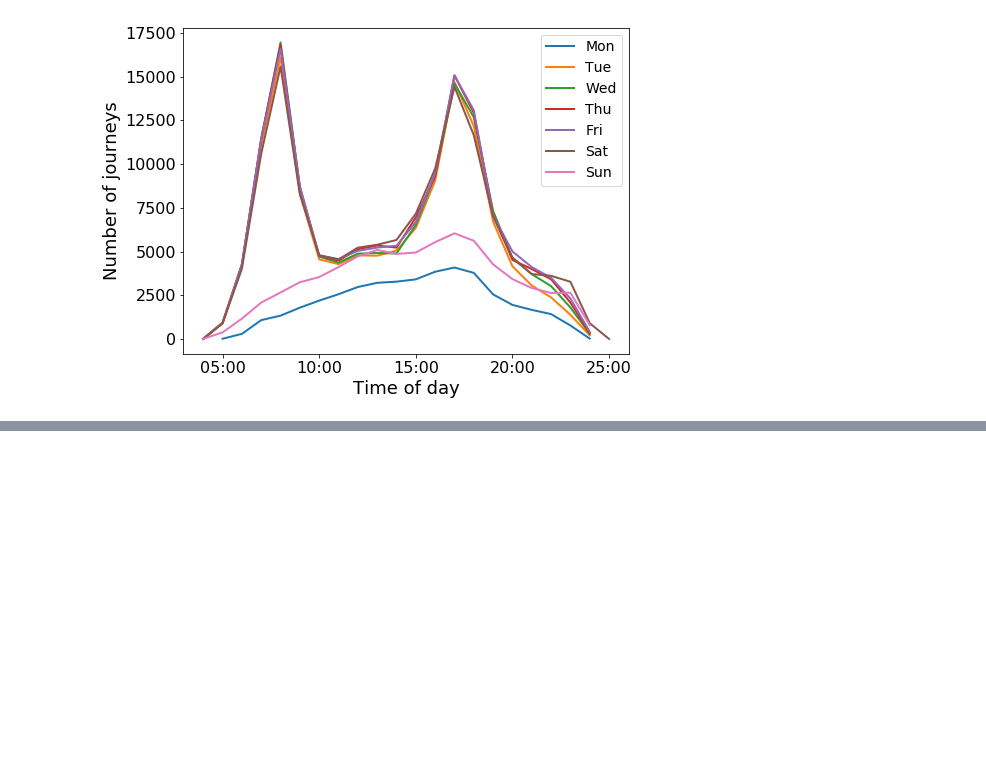
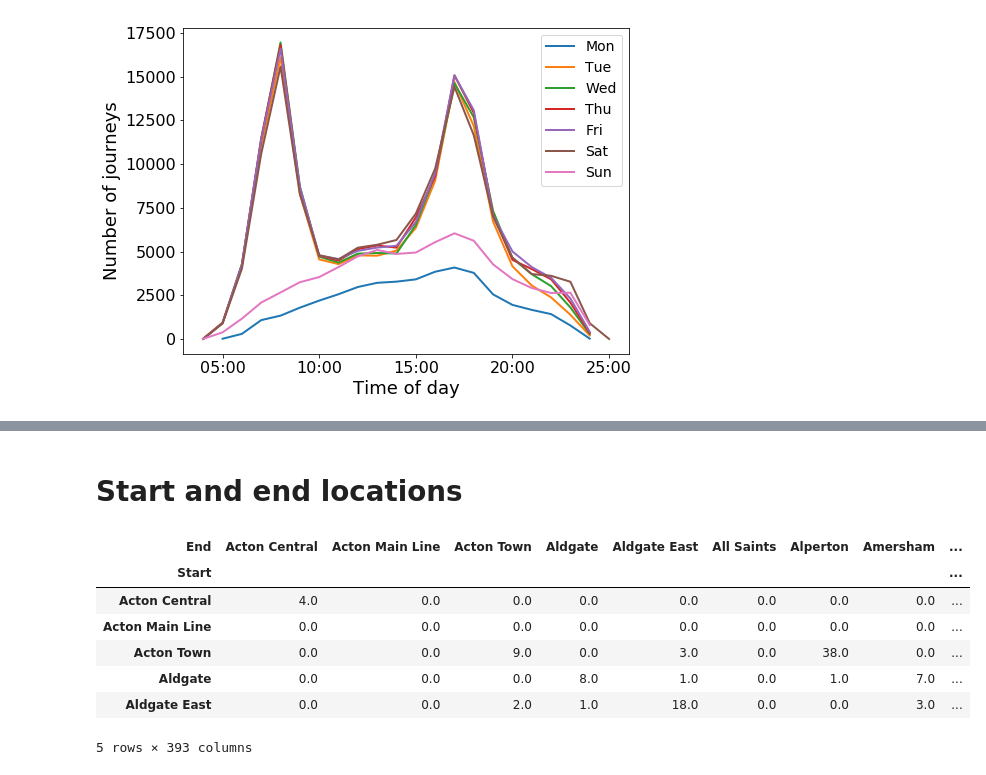
Before and after one commit to joshuablake/Temporal-metapop-epidemic-London-, a Jupyter notebook: src/TFL data.ipynb, the cells around one changed output, grey strips where cells are left out. Cells and saved outputs as stored; diff of their text form; code cells hidden in the pictures; blank space fills up the shorter version.

```diff
--- a/src/TFL data.ipynb
+++ b/src/TFL data.ipynb
@@ -222,0 +200,18 @@ plt.savefig('../../diss/journeyTime.pgf')
+# %% [markdown]
+# Start and end locations
+# %%
+by_start_end = complete_journeys.groupby(('StartStn', 'EndStation')).size()
+by_start_end = pandas.DataFrame(by_start_end).reset_index()
+by_start_end.columns = ['Start', 'End', 0]
+by_start_end = by_start_end.pivot(index='Start', columns='End', values=0)
+by_start_end.fillna(0, inplace=True)
+by_start_end.head()
+# %% [output]
+| End | Acton Central | Acton Main Line | Acton Town | Aldgate | Aldgate East | All Saints | Alperton | Amersham | ... |
+| Start |  |  |  |  |  |  |  |  | ... |
+| Acton Central | 4.0 | 0.0 | 0.0 | 0.0 | 0.0 | 0.0 | 0.0 | 0.0 | ... |
+| Acton Main Line | 0.0 | 0.0 | 0.0 | 0.0 | 0.0 | 0.0 | 0.0 | 0.0 | ... |
+| Acton Town | 0.0 | 0.0 | 9.0 | 0.0 | 3.0 | 0.0 | 38.0 | 0.0 | ... |
+| Aldgate | 0.0 | 0.0 | 0.0 | 8.0 | 1.0 | 0.0 | 1.0 | 7.0 | ... |
+| Aldgate East | 0.0 | 0.0 | 2.0 | 1.0 | 18.0 | 0.0 | 0.0 | 3.0 | ... |
+5 rows × 393 columns
```
Also changed, not shown: parts of 8 cells of this notebook.
